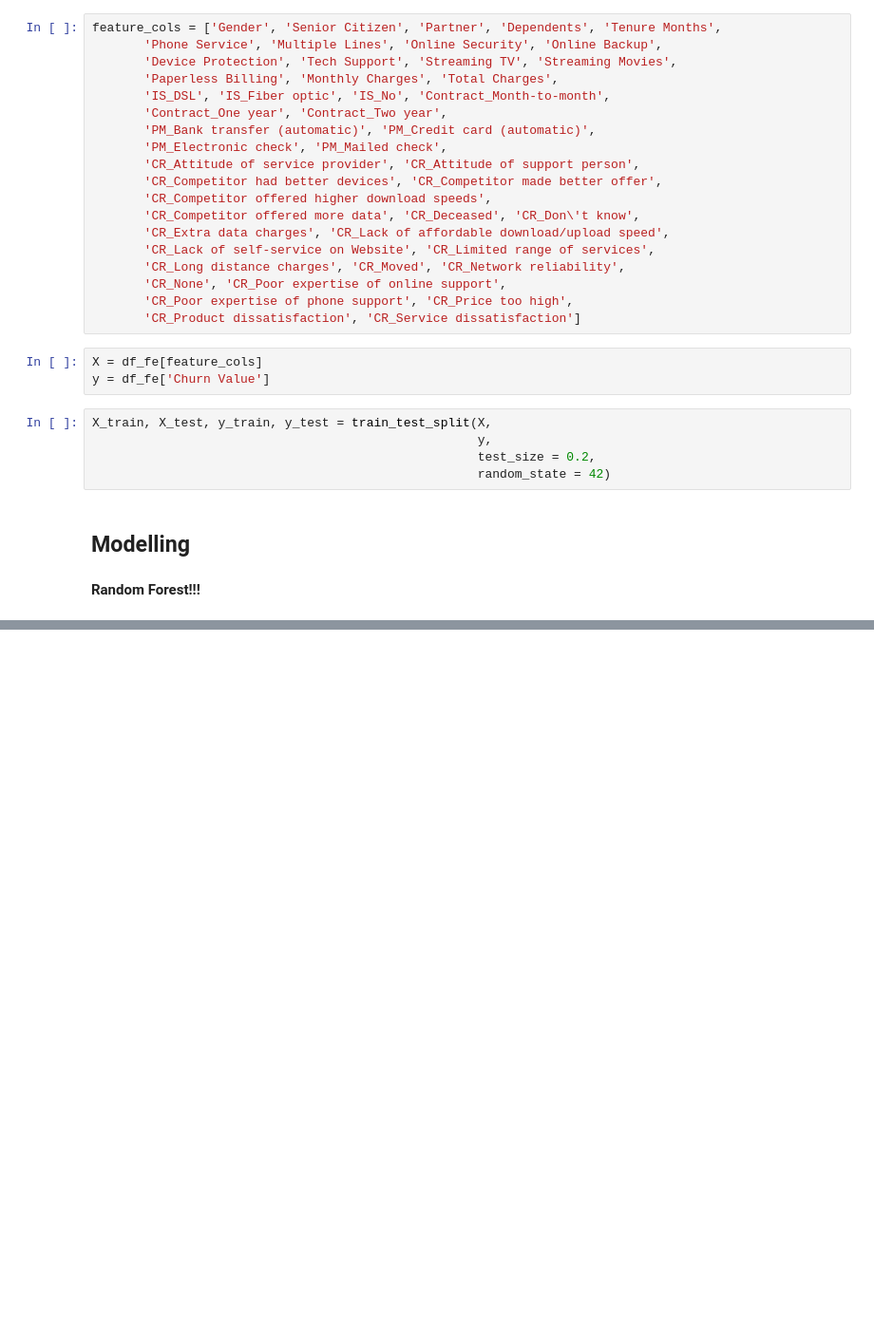
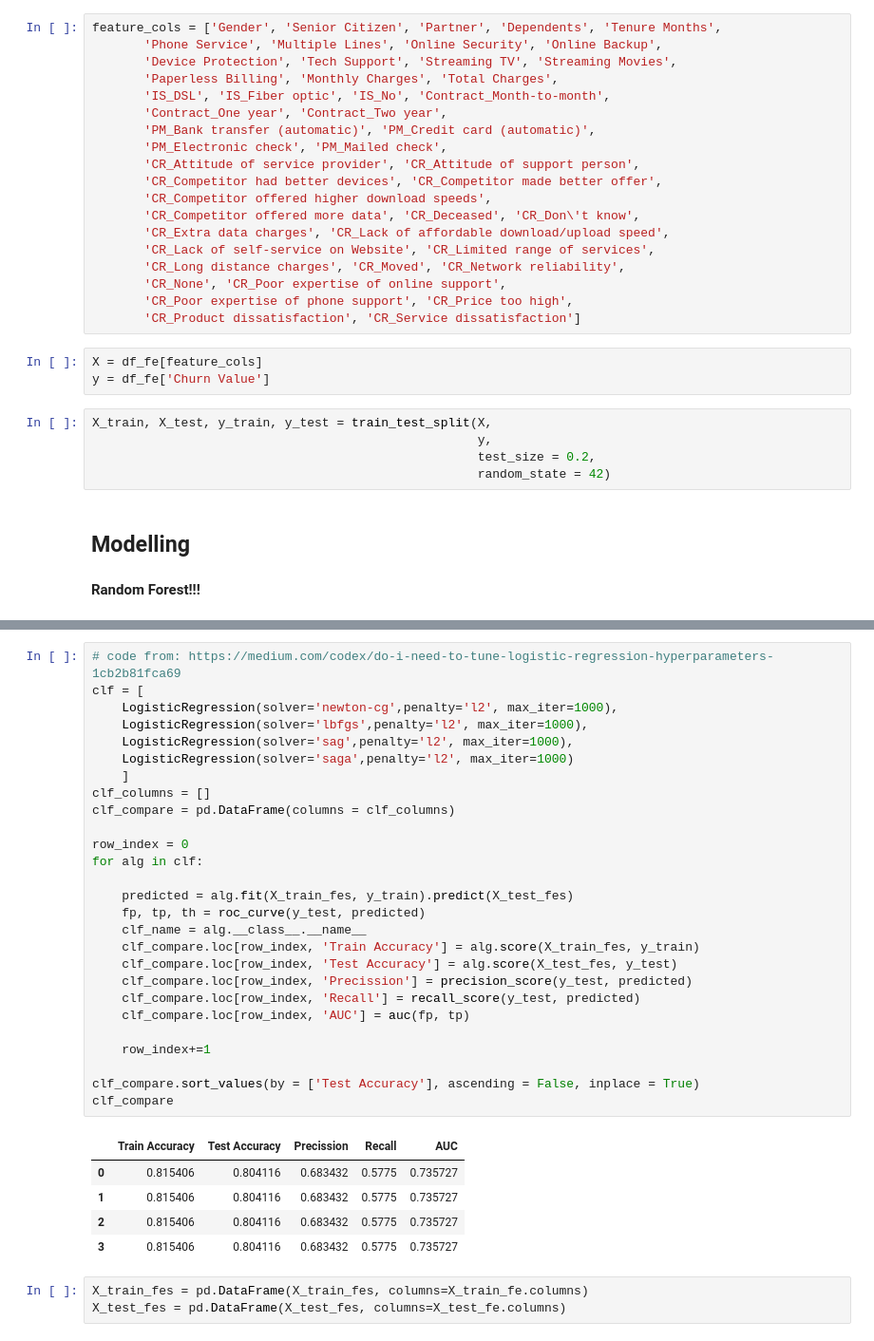
Before and after one commit to ldearlove/Digital-Futures-Swan-Project, a Jupyter notebook: AA.ipynb, the cells around one changed output, grey strips where cells are left out. Shown at 95% size. Cells and saved outputs as stored; diff of their text form; blank space fills up the shorter version.

```diff
--- a/AA.ipynb
+++ b/AA.ipynb
@@ -349,0 +546,36 @@ rf = RandomForestClassifier(n_estimators=50)
+# %%
+# code from: https://medium.com/codex/do-i-need-to-tune-logistic-regression-hyperparameters-1cb2b81fca69
+clf = [
+    LogisticRegression(solver='newton-cg',penalty='l2', max_iter=1000),
+    LogisticRegression(solver='lbfgs',penalty='l2', max_iter=1000),
+    LogisticRegression(solver='sag',penalty='l2', max_iter=1000),
+    LogisticRegression(solver='saga',penalty='l2', max_iter=1000)
+    ]
+clf_columns = []
+clf_compare = pd.DataFrame(columns = clf_columns)
+
+row_index = 0
+for alg in clf:
+
+    predicted = alg.fit(X_train_fes, y_train).predict(X_test_fes)
+    fp, tp, th = roc_curve(y_test, predicted)
+    clf_name = alg.__class__.__name__
+    clf_compare.loc[row_index, 'Train Accuracy'] = alg.score(X_train_fes, y_train)
+    clf_compare.loc[row_index, 'Test Accuracy'] = alg.score(X_test_fes, y_test)
+    clf_compare.loc[row_index, 'Precission'] = precision_score(y_test, predicted)
+    clf_compare.loc[row_index, 'Recall'] = recall_score(y_test, predicted)
+    clf_compare.loc[row_index, 'AUC'] = auc(fp, tp)
+
+    row_index+=1
+
+clf_compare.sort_values(by = ['Test Accuracy'], ascending = False, inplace = True)
+clf_compare
+# %% [output]
+|  | Train Accuracy | Test Accuracy | Precission | Recall | AUC |
+| 0 | 0.815406 | 0.804116 | 0.683432 | 0.5775 | 0.735727 |
+| 1 | 0.815406 | 0.804116 | 0.683432 | 0.5775 | 0.735727 |
+| 2 | 0.815406 | 0.804116 | 0.683432 | 0.5775 | 0.735727 |
+| 3 | 0.815406 | 0.804116 | 0.683432 | 0.5775 | 0.735727 |
+# %%
+X_train_fes = pd.DataFrame(X_train_fes, columns=X_train_fe.columns)
+X_test_fes = pd.DataFrame(X_test_fes, columns=X_test_fe.columns)
```
Also changed, not shown: parts of 48 cells of this notebook.
